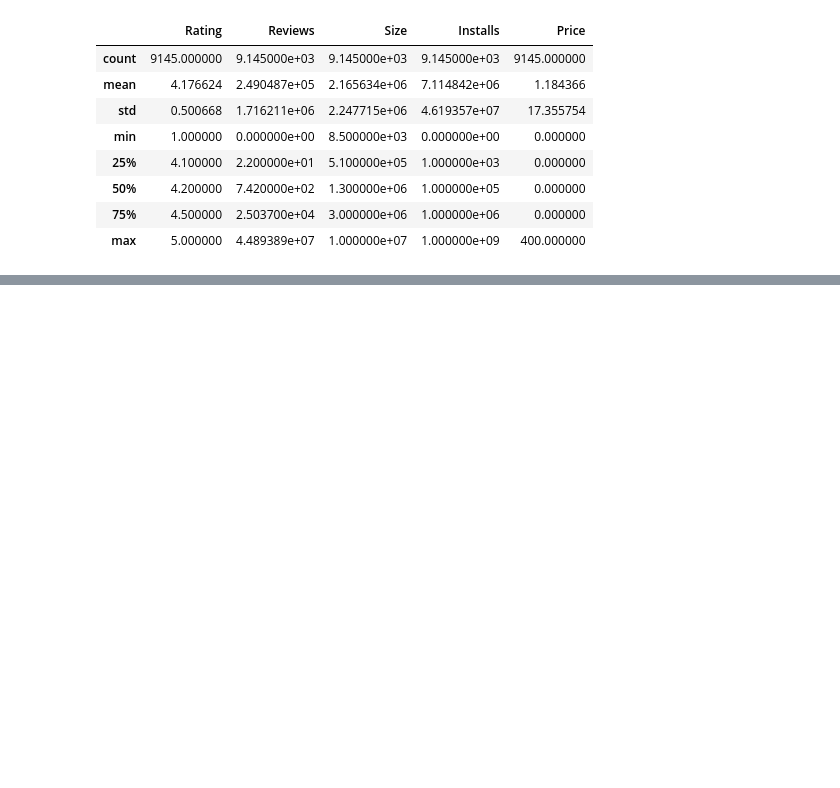
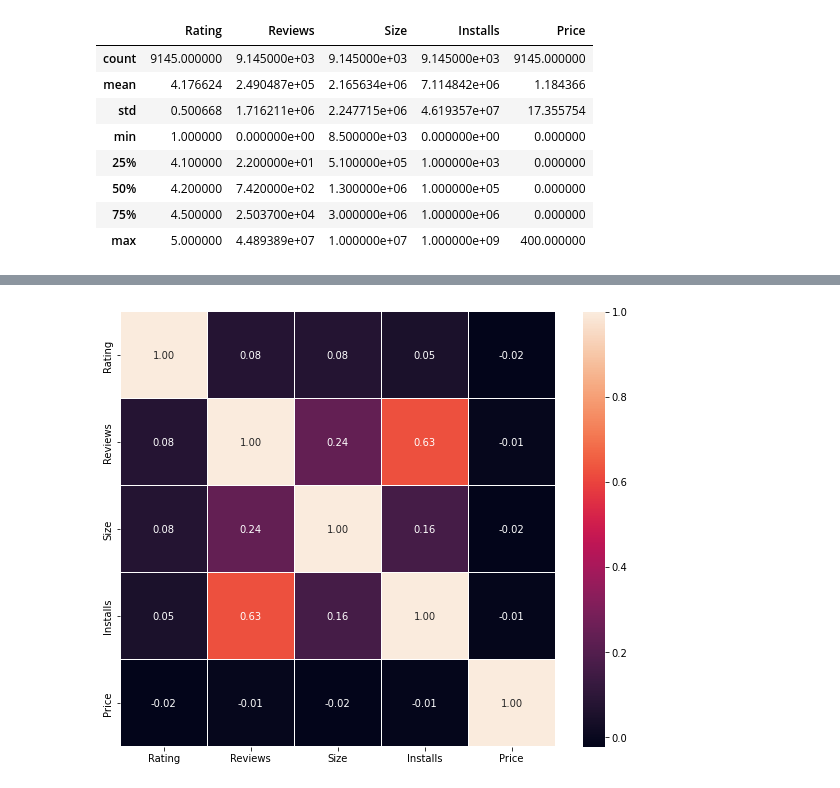
Before and after one commit to lawish/EDA_Team_notebook, a Jupyter notebook: EDA_Team_notebook_Capstone_Project.ipynb, the cells around one changed output, grey strips where cells are left out. Cells and saved outputs as stored; diff of their text form; code cells hidden in the pictures; blank space fills up the shorter version.

```diff
--- a/EDA_Team_notebook_Capstone_Project.ipynb
+++ b/EDA_Team_notebook_Capstone_Project.ipynb
@@ -257,0 +325,7 @@ playstore_df_new.describe()
+# %%
+# Heatmap for cheking correlation between columns in Playstore DataFrame.
+fig, axes =plt.subplots(figsize=(10, 8))
+sns.heatmap(playstore_df_new.corr(), ax=axes, annot=True, linewidths=0.1, fmt='.2f', square=True)
+plt.show()
+# %% [output]
+[figure, added]
```
Also changed, not shown: parts of 13 cells of this notebook.
